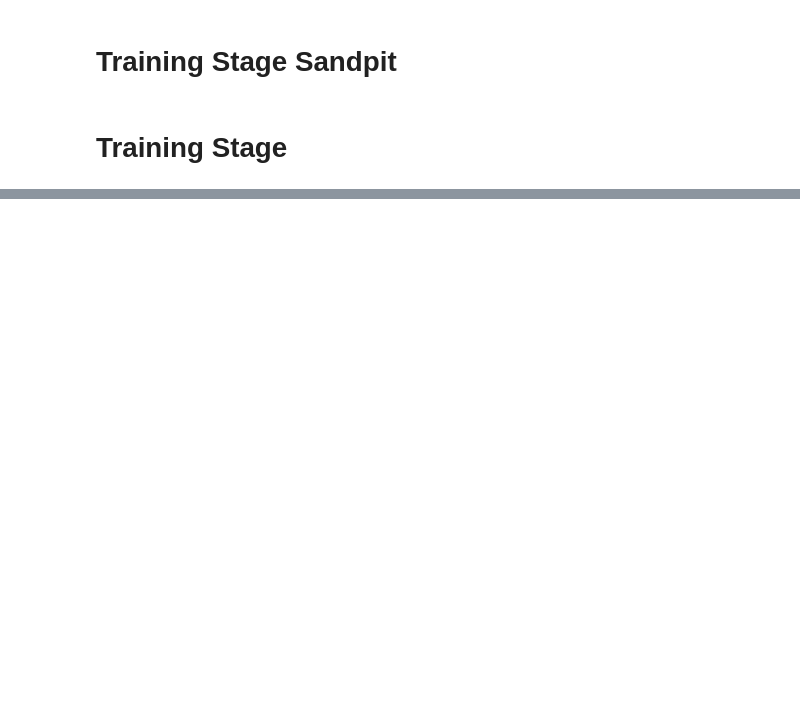
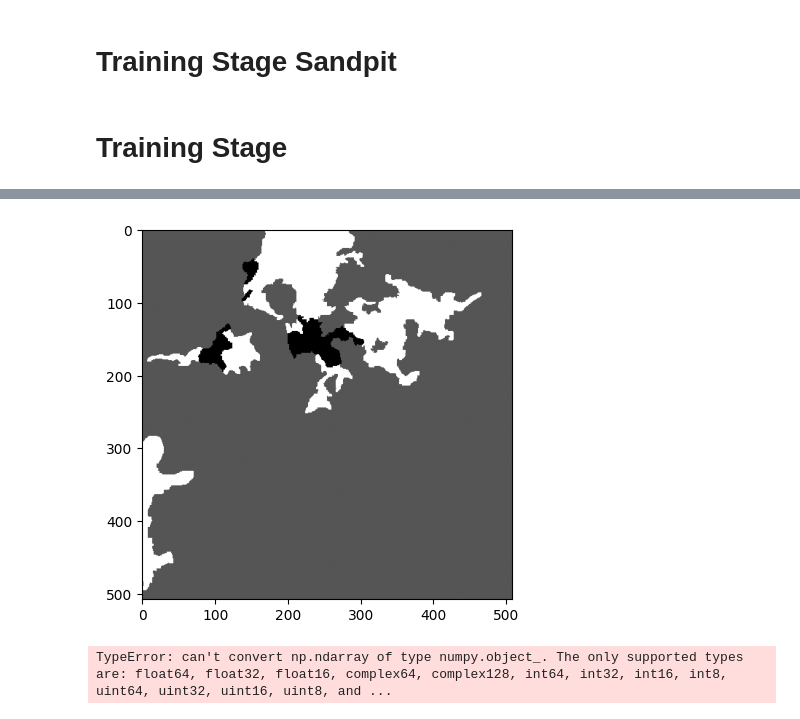
Before and after one commit to Kobajojn/FYRP_U-Net_Architecture, a Jupyter notebook: U_net_Architecture.ipynb, the cells around one changed output, grey strips where cells are left out. Cells and saved outputs as stored; diff of their text form; code cells hidden in the pictures; blank space fills up the shorter version.

Commit message:
AB::feat(dataset loading): Implemented simplistic local data loader. Require further work. NF

```diff
--- a/U_net_Architecture.ipynb
+++ b/U_net_Architecture.ipynb
@@ -580,23 +580,48 @@ mash_colour_channel(torch.from_numpy(img))
 # img_in = s2_l1c_data
 # label_in = s2_label_data
 
+# Train and testing ratio
+DATASET_AMOUNT = 100
+tt_ratio = 0.8
 
-# DELETE
-img_crop, label_crop = img_in[:, 0:508, 0:508], label_in[0:508, 0:508
+# Preallocate memory for traing and testing datasets
+train_img   = numpy.array([None] * int(DATASET_AMOUNT * tt_ratio))
+train_label = [None] * int(DATASET_AMOUNT * tt_ratio)
 
-# NEED TO DETERMINE A METHOD OF LOADING DATA
-train_dataset_amount = int(img_crop.shape[2] * 0.8) # get final dimension - should be how many datasets
+test_img    = [None] * int(DATASET_AMOUNT * (1 - tt_ratio))
+test_label  = [None] * int(DATASET_AMOUNT * (1 - tt_ratio))
 
-# Assuming all be imported as variables
-img_train, label_train = img_in[:, :, :, :train_dataset_amount], label_in[:, :, :train_dataset_amount]
-img_test, label_test = img_in[:, :, :, train_dataset_amount:], label_in[:, :, train_dataset_amount:]
+for i in range(DATASET_AMOUNT):
+  img_in, label_in = extract_data(sample_idx = i)
+  # DEBUGGING image retrieval
+  mash_colour_channel(torch.from_numpy(label_in)) # comment out - for testing purposes TODO
 
-# img_train = img_in[:, :, :train_dataset_amount]
-# img_test = img_in[:, :, train_dataset_amount:]
+  # store into training and testing
 
+  if i < int(DATASET_AMOUNT * tt_ratio):
+    train_img[i] = img_in
+    train_label[i] = label_in
+  # else:
+  #   test_img[i - int((DATASET_AMOUNT * tt_ratio))],  = img_in
+  #   test_label[i  - int((DATASET_AMOUNT * tt_ratio))] = label_in
 
-# TODO create method of visualising "cloud cover guesses"
+  tensor_info(torch.from_numpy(train_img))
 
+# OLD CODE COMMENTED OUT AND DELETED
+# -----------------------------------------------------------------------------------------------------------
+# img_crop, label_crop = img_in[:, 0:508, 0:508], label_in[0:508, 0:508]
 
-# Accessing data recommendations: "https://colab.research.google.com/drive/1U9n40rwdnn73bdWruONA3hIs1-H3f74Q"
+# # NEED TO DETERMINE A METHOD OF LOADING DATA
+# train_dataset_amount = int(img_crop.shape[2] * 0.8) # get final dimension - should be how many datasets
+
+# # Assuming all be imported as variables
+# # img_train, label_train = img_in[:, :, :, :train_dataset_amount], label_in[:, :, :train_dataset_amount]
+# img_test, label_test = img_in[:, :, :, train_dataset_amount:], label_in[:, :, train_dataset_amount:]
+
+# # img_train = img_in[:, :, :train_dataset_amount]
+# # img_test = img_in[:, :, train_dataset_amount:]
+
+# # TODO create method of visualising "cloud cover guesses"
+
+# # Accessing data recommendations: "https://colab.research.google.com/drive/1U9n40rwdnn73bdWruONA3hIs1-H3f74Q"
 # %% [output]
@@ -603,0 +630,2 @@ NameError: name 'img_in' is not defined
+[figure, added]
+TypeError: can't convert np.ndarray of type numpy.object_. The only supported types are: float64, float32, float16, complex64, complex128, int64, int32, int16, int8, uint64, uint32, uint16, uint8, and ...
```
Also changed, not shown: parts of 10 cells of this notebook.
